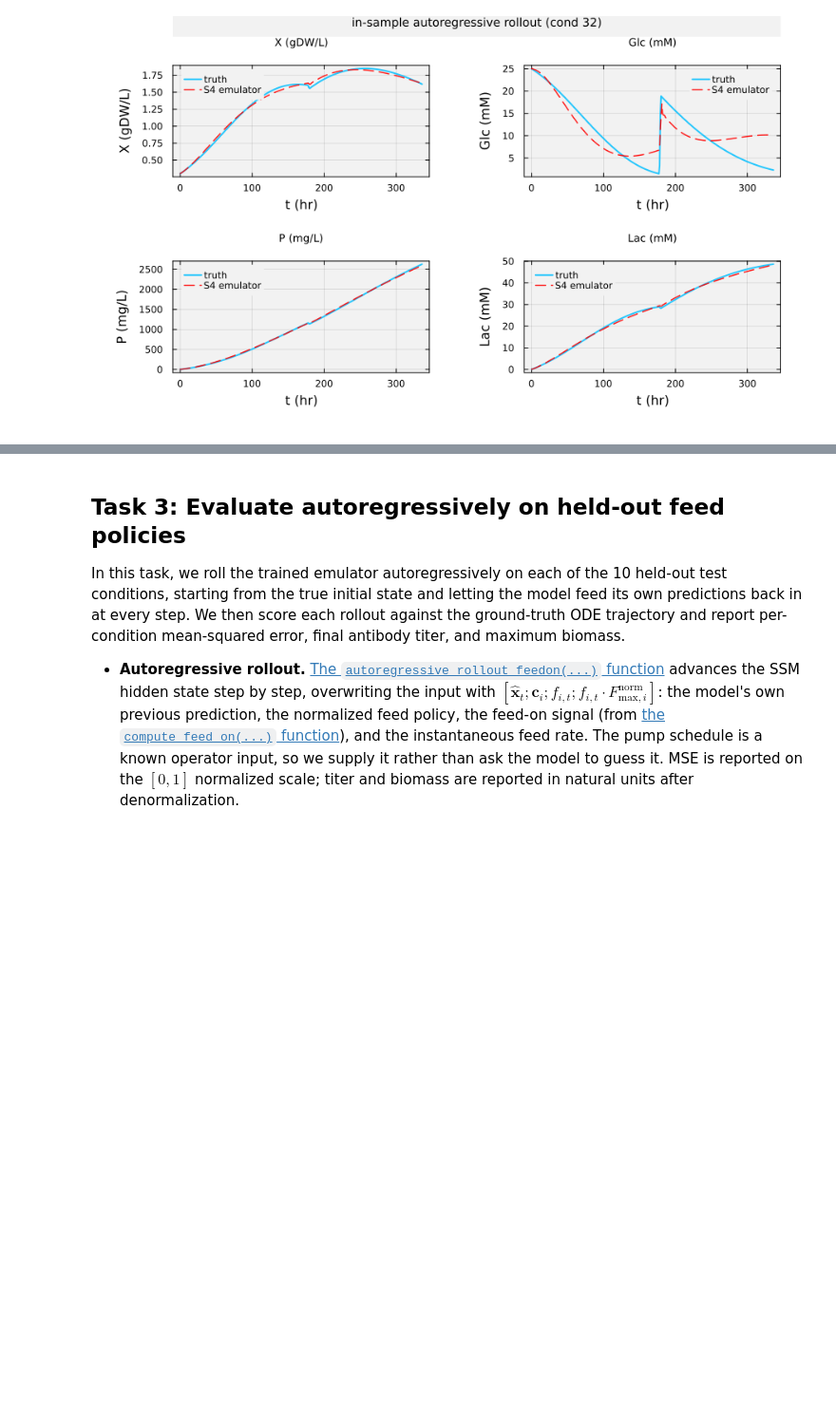
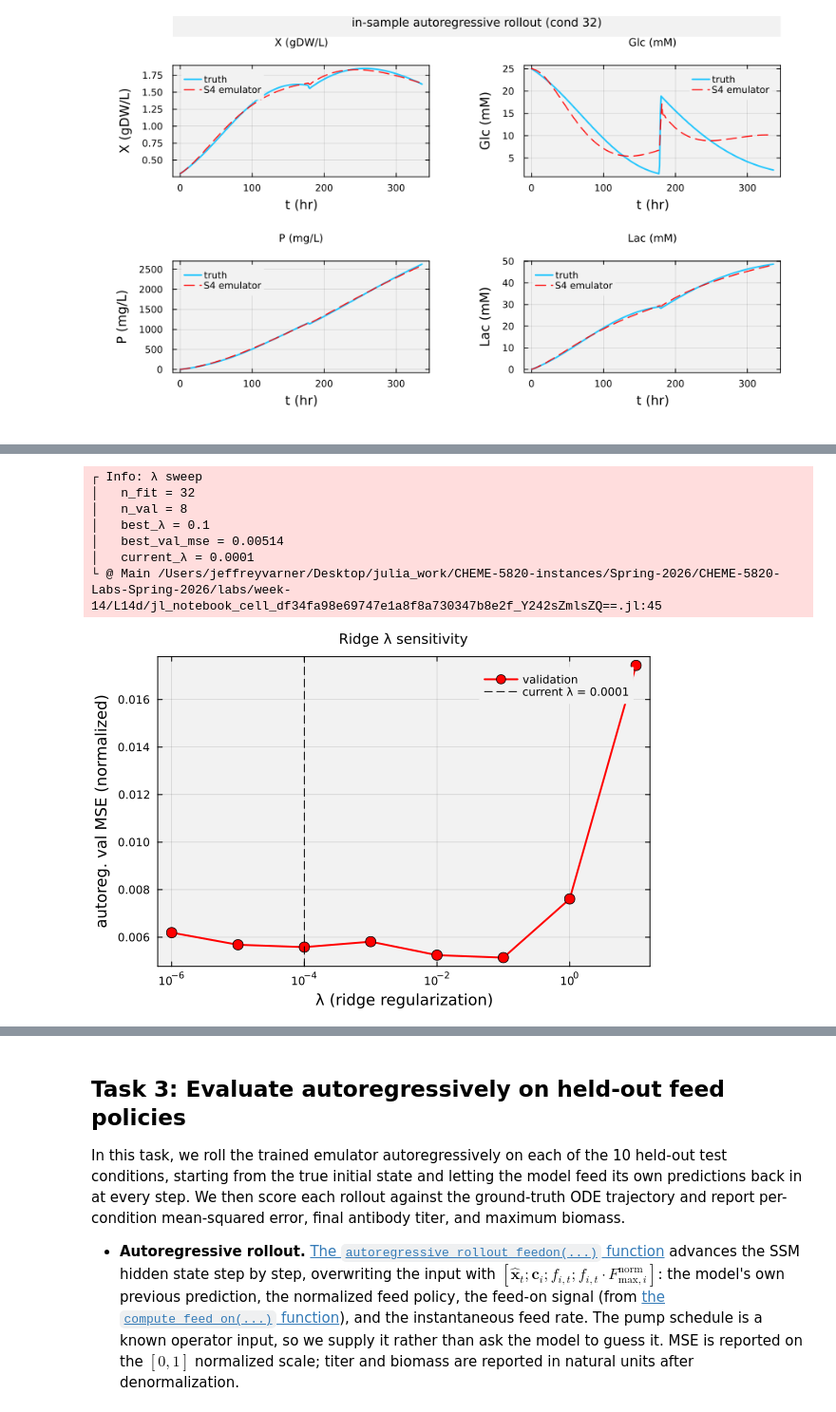
Before and after one commit to varnerlab/CHEME-5820-Labs-Spring-2026, a Jupyter notebook: labs/week-14/L14d/CHEME-5820-L14d-Lab-Spring-2026.ipynb, the cells around one changed output, grey strips where cells are left out. Shown at 95% size. Drawn from its saved outputs; the diff is of its cells as text; code cells hidden in the pictures; blank space fills up the shorter version.

```diff
--- a/labs/week-14/L14d/CHEME-5820-L14d-Lab-Spring-2026.ipynb
+++ b/labs/week-14/L14d/CHEME-5820-L14d-Lab-Spring-2026.ipynb
@@ -338,2 +357,67 @@ end
+# %%
+let
+    # 80/20 split within train_idx: fit on most of the training runs, validate
+    # autoregressively on the rest. No test-set leakage — this stays entirely
+    # inside the 40 training conditions.
+    n_val    = max(1, length(train_idx) ÷ 5)
+    val_sub  = train_idx[1:n_val]
+    fit_sub  = train_idx[(n_val + 1):end]
+
+    # λ sweep on a log-spaced grid
+    λs       = 10.0 .^ (-6:1.0:1)
+    val_mses = Float64[]
+
+    for λ in λs
+        # assemble teacher-forced training pairs on fit_sub (same layout as Task 2)
+        U_list = Matrix{Float64}[]; Y_list = Matrix{Float64}[]
+        for i in fit_sub
+            X = state_norm[i]; c = cond_norm[i]
+            fon = compute_feed_on(state_arrays_true[i][:, GLC_IDX])
+            T = size(X, 1)
+            U = zeros(Float64, T - 1, D_IN); Y = zeros(Float64, T - 1, D_OUT)
+            for t in 1:(T - 1)
+                U[t, 1:N_STATES]                         = X[t, :]
+                U[t, (N_STATES + 1):(N_STATES + N_COND)] = c
+                U[t, N_STATES + N_COND + 1]              = fon[t]
+                U[t, N_STATES + N_COND + 2]              = fon[t] * c[F_IDX]
+                Y[t, :]                                  = X[t + 1, :]
+            end
+            push!(U_list, U); push!(Y_list, Y)
+        end
+        m = build(MyMimoLegSHippoModel; h = H_PER_CHANNEL, d_in = D_IN, d_out = D_OUT, Δt = 1.0)
+        fit_C_multi!(m, U_list, Y_list; λ = λ)
+
+        # autoregressive val MSE against the clean normalized trajectories
+        err = 0.0
+        for i in val_sub
+            x0  = state_norm[i][1, :]
+            fon = compute_feed_on(state_arrays_true[i][:, GLC_IDX])
+            preds = autoregressive_rollout_feedon(m, x0, cond_norm[i], fon)
+            err += mean((preds .- state_norm_true[i]) .^ 2)
+        end
+        push!(val_mses, err / length(val_sub))
+    end
+
+    best_idx = argmin(val_mses)
+    @info "λ sweep" n_fit=length(fit_sub) n_val=length(val_sub) best_λ=λs[best_idx] best_val_mse=round(val_mses[best_idx]; sigdigits = 3) current_λ=RIDGE_λ
+
+    p = plot(λs, val_mses; xscale = :log10,
+             xlabel = "λ (ridge regularization)", ylabel = "autoreg. val MSE (normalized)",
+             lw = 2, marker = :circle, ms = 6, c = :red, label = "validation",
+             bg = "gray95", background_color_outside = "white",
+             framestyle = :box, fg_legend = :transparent,
+             title = "Ridge λ sensitivity", titlefont = font(10))
+    vline!(p, [RIDGE_λ]; ls = :dash, c = :black, label = "current λ = $(RIDGE_λ)")
+    p
+end
+# %% [output]
+┌ Info: λ sweep
+│   n_fit = 32
+│   n_val = 8
+│   best_λ = 0.1
+│   best_val_mse = 0.00514
+│   current_λ = 0.0001
+└ @ Main /Users/jeffreyvarner/Desktop/julia_work/CHEME-5820-instances/Spring-2026/CHEME-5820-Labs-Spring-2026/labs/week-14/L14d/jl_notebook_cell_df34fa98e69747e1a8f8a730347b8e2f_Y242sZmlsZQ==.jl:45
+[figure, added]
 # %% [markdown]
 ### Things to think about
```
Also changed, not shown: parts of 18 cells of this notebook.
